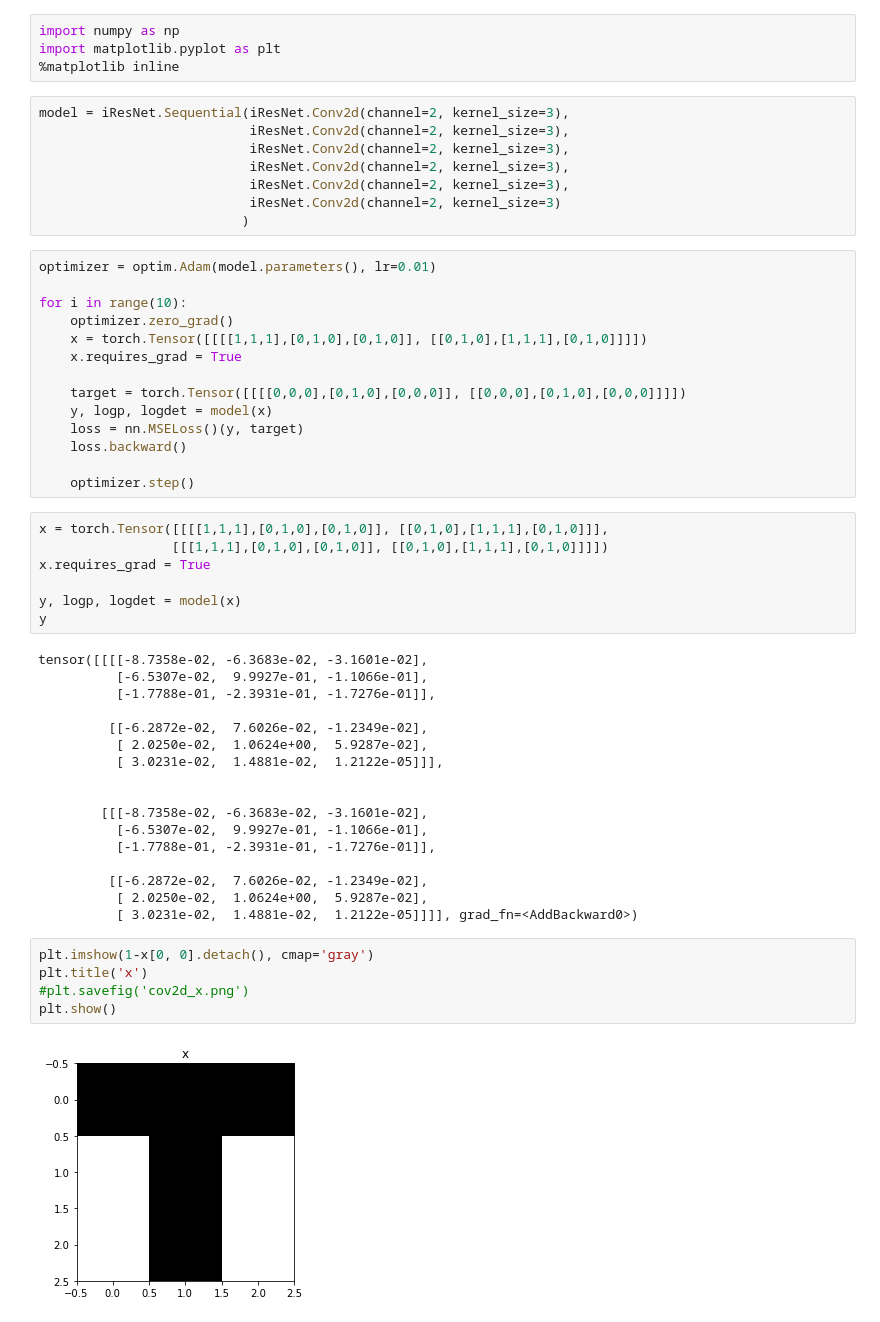
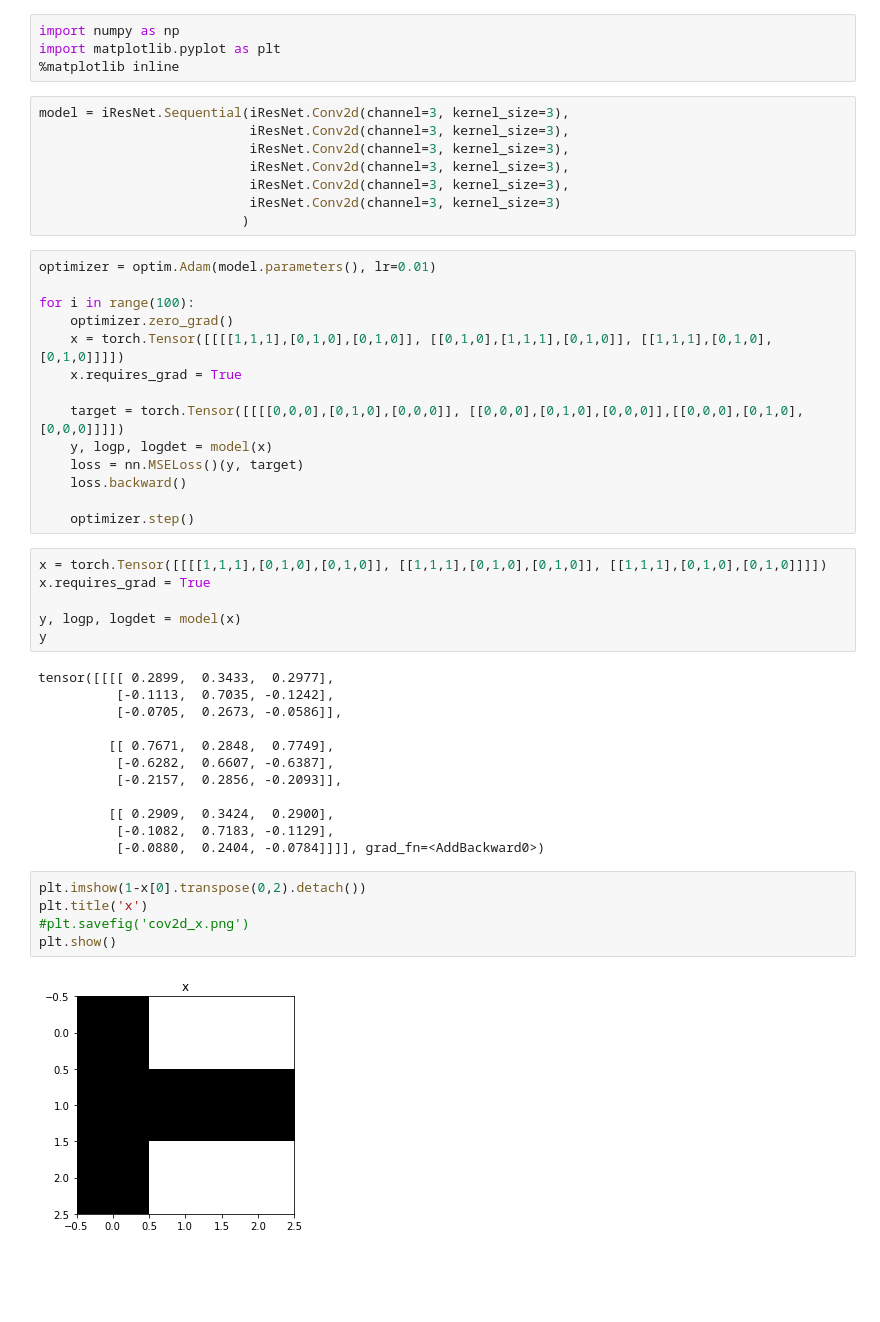
Before and after one commit to ELIFE-ASU/INNLab, a Jupyter notebook: src/i-ResNet_unit_tests.ipynb, the cells around one changed output. Cells and saved outputs as stored; diff of their text form; blank space fills up the shorter version.

```diff
--- a/src/i-ResNet_unit_tests.ipynb
+++ b/src/i-ResNet_unit_tests.ipynb
@@ -157,56 +157,50 @@ import numpy as np
 import matplotlib.pyplot as plt
 %matplotlib inline
 # %%
-model = iResNet.Sequential(iResNet.Conv2d(channel=2, kernel_size=3),
-                           iResNet.Conv2d(channel=2, kernel_size=3),
-                           iResNet.Conv2d(channel=2, kernel_size=3),
-                           iResNet.Conv2d(channel=2, kernel_size=3),
-                           iResNet.Conv2d(channel=2, kernel_size=3),
-                           iResNet.Conv2d(channel=2, kernel_size=3)
+model = iResNet.Sequential(iResNet.Conv2d(channel=3, kernel_size=3),
+                           iResNet.Conv2d(channel=3, kernel_size=3),
+                           iResNet.Conv2d(channel=3, kernel_size=3),
+                           iResNet.Conv2d(channel=3, kernel_size=3),
+                           iResNet.Conv2d(channel=3, kernel_size=3),
+                           iResNet.Conv2d(channel=3, kernel_size=3)
                           )
 # %%
 optimizer = optim.Adam(model.parameters(), lr=0.01)
 
-for i in range(10):
+for i in range(100):
     optimizer.zero_grad()
-    x = torch.Tensor([[[[1,1,1],[0,1,0],[0,1,0]], [[0,1,0],[1,1,1],[0,1,0]]]])
+    x = torch.Tensor([[[[1,1,1],[0,1,0],[0,1,0]], [[0,1,0],[1,1,1],[0,1,0]], [[1,1,1],[0,1,0],[0,1,0]]]])
     x.requires_grad = True
 
-    target = torch.Tensor([[[[0,0,0],[0,1,0],[0,0,0]], [[0,0,0],[0,1,0],[0,0,0]]]])
+    target = torch.Tensor([[[[0,0,0],[0,1,0],[0,0,0]], [[0,0,0],[0,1,0],[0,0,0]],[[0,0,0],[0,1,0],[0,0,0]]]])
     y, logp, logdet = model(x)
     loss = nn.MSELoss()(y, target)
     loss.backward()
 
     optimizer.step()
 # %%
-x = torch.Tensor([[[[1,1,1],[0,1,0],[0,1,0]], [[0,1,0],[1,1,1],[0,1,0]]],
-                 [[[1,1,1],[0,1,0],[0,1,0]], [[0,1,0],[1,1,1],[0,1,0]]]])
+x = torch.Tensor([[[[1,1,1],[0,1,0],[0,1,0]], [[1,1,1],[0,1,0],[0,1,0]], [[1,1,1],[0,1,0],[0,1,0]]]])
 x.requires_grad = True
 
 y, logp, logdet = model(x)
 y
 # %% [output]
-tensor([[[[-8.7358e-02, -6.3683e-02, -3.1601e-02],
-          [-6.5307e-02,  9.9927e-01, -1.1066e-01],
-          [-1.7788e-01, -2.3931e-01, -1.7276e-01]],
+tensor([[[[ 0.2899,  0.3433,  0.2977],
+          [-0.1113,  0.7035, -0.1242],
+          [-0.0705,  0.2673, -0.0586]],
 
-         [[-6.2872e-02,  7.6026e-02, -1.2349e-02],
-          [ 2.0250e-02,  1.0624e+00,  5.9287e-02],
-          [ 3.0231e-02,  1.4881e-02,  1.2122e-05]]],
+         [[ 0.7671,  0.2848,  0.7749],
+          [-0.6282,  0.6607, -0.6387],
+          [-0.2157,  0.2856, -0.2093]],
 
-
-        [[[-8.7358e-02, -6.3683e-02, -3.1601e-02],
-          [-6.5307e-02,  9.9927e-01, -1.1066e-01],
-          [-1.7788e-01, -2.3931e-01, -1.7276e-01]],
-
-         [[-6.2872e-02,  7.6026e-02, -1.2349e-02],
-          [ 2.0250e-02,  1.0624e+00,  5.9287e-02],
-          [ 3.0231e-02,  1.4881e-02,  1.2122e-05]]]], grad_fn=<AddBackward0>)
+         [[ 0.2909,  0.3424,  0.2900],
+          [-0.1082,  0.7183, -0.1129],
+          [-0.0880,  0.2404, -0.0784]]]], grad_fn=<AddBackward0>)
 # %%
-plt.imshow(1-x[0, 0].detach(), cmap='gray')
+plt.imshow(1-x[0].transpose(0,2).detach())
 plt.title('x')
 #plt.savefig('cov2d_x.png')
 plt.show()
 # %% [output]
-[figure, old version]
+[figure, new version]
 # %%
```
Also changed, not shown: parts of 4 cells of this notebook, 1 other file.
